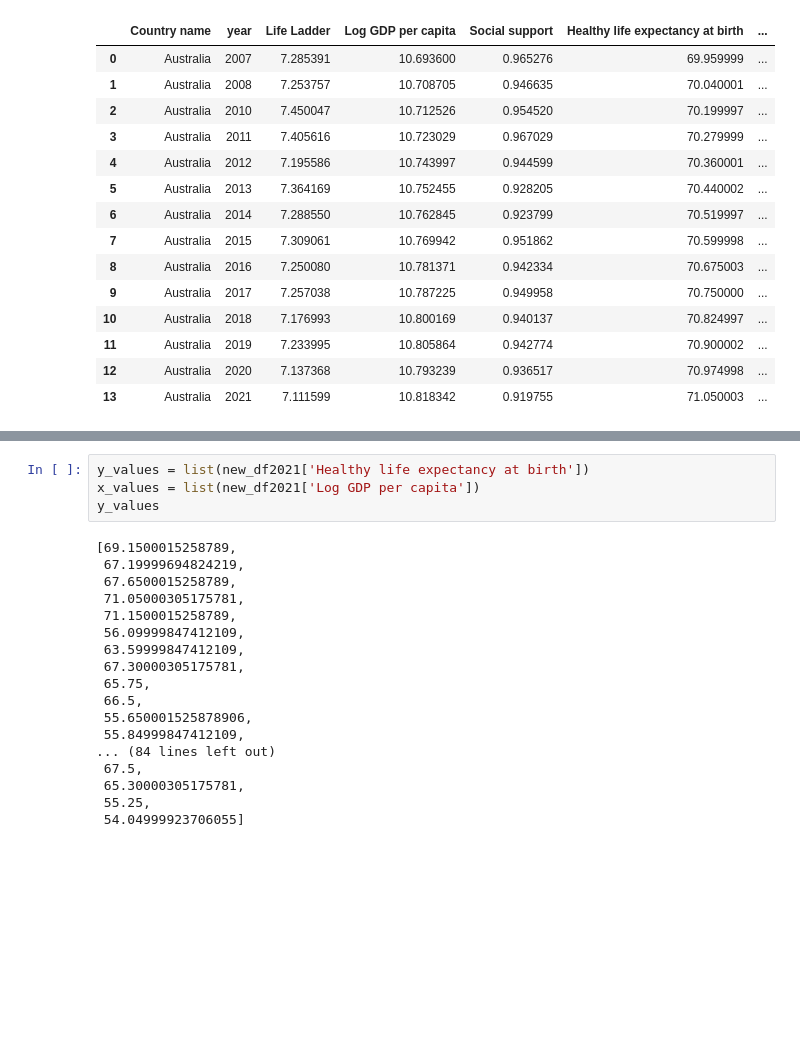
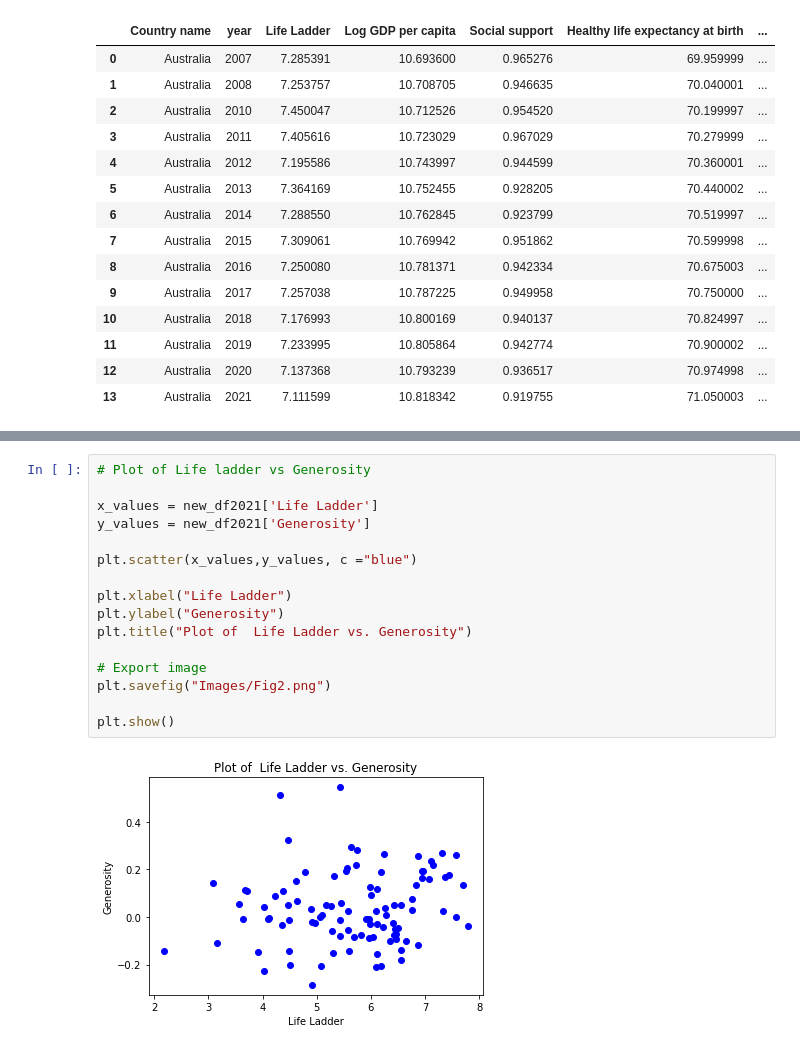
Before and after one commit to ArchanaKarri/Project-One, a Jupyter notebook: Happiness-Analysis.ipynb, the cells around one changed output, grey strips where cells are left out. Cells and saved outputs as stored; diff of their text form; blank space fills up the shorter version.

```diff
--- a/Happiness-Analysis.ipynb
+++ b/Happiness-Analysis.ipynb
@@ -198,23 +94,19 @@ dtype: int64
-# %%
-y_values = list(new_df2021['Healthy life expectancy at birth'])
-x_values = list(new_df2021['Log GDP per capita'])
-y_values
-# %% [output]
-[69.1500015258789,
- 67.19999694824219,
- 67.6500015258789,
- 71.05000305175781,
- 71.1500015258789,
- 56.09999847412109,
- 63.59999847412109,
- 67.30000305175781,
- 65.75,
- 66.5,
- 55.650001525878906,
- 55.84999847412109,
-... (84 lines left out)
- 67.5,
- 65.30000305175781,
- 55.25,
- 54.04999923706055]
+# %%
+# Plot of Life ladder vs Generosity
+
+x_values = new_df2021['Life Ladder']
+y_values = new_df2021['Generosity']
+
+plt.scatter(x_values,y_values, c ="blue")
+
+plt.xlabel("Life Ladder")
+plt.ylabel("Generosity")
+plt.title("Plot of  Life Ladder vs. Generosity")
+
+# Export image
+plt.savefig("Images/Fig2.png")
+
+plt.show()
+# %% [output]
+[figure, added]
 # %%
```
Also changed, not shown: parts of 26 cells of this notebook.
